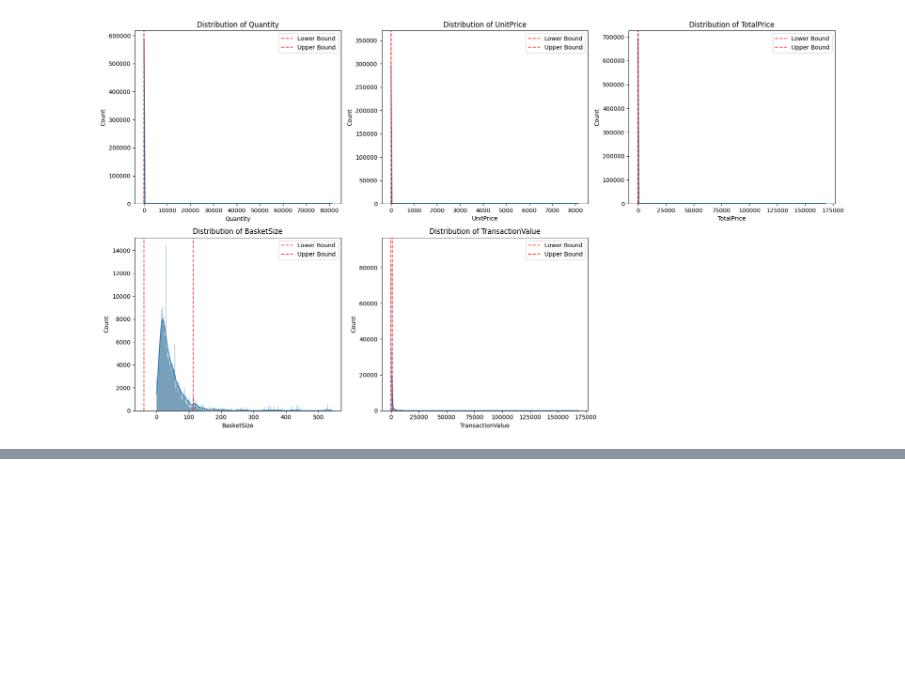
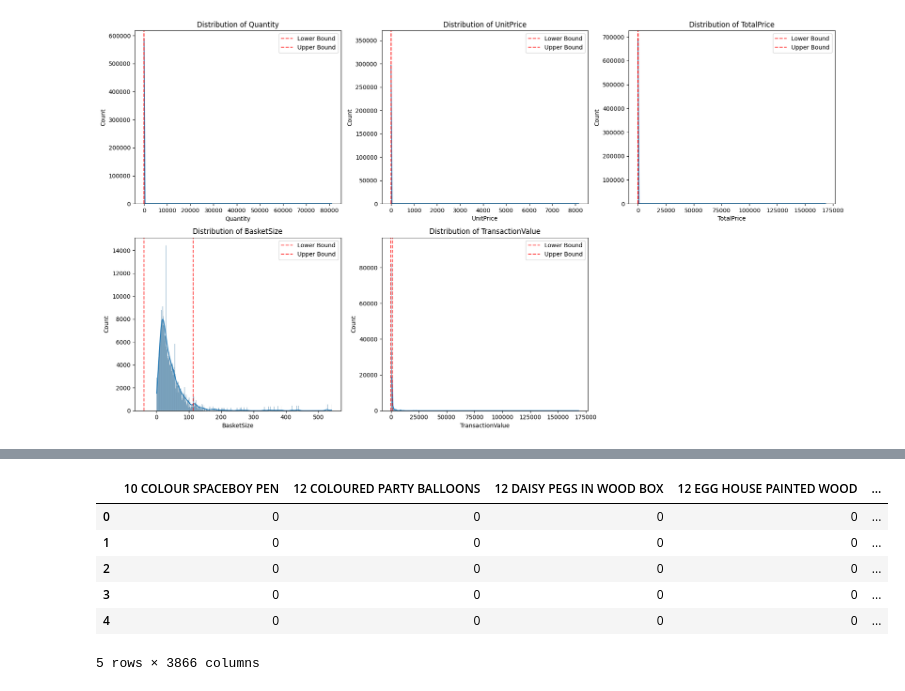
Before and after one commit to monurajj/Retail-Stock-Market-Behavior-Analysis, a Jupyter notebook: notebooks/completed/02_data_preprocessing.ipynb, the cells around one changed output, grey strips where cells are left out. Drawn from its saved outputs; the diff is of its cells as text; code cells hidden in the pictures; blank space fills up the shorter version.

Commit message:
working on association analysis

```diff
--- a/notebooks/completed/02_data_preprocessing.ipynb
+++ b/notebooks/completed/02_data_preprocessing.ipynb
@@ -372,0 +375,19 @@ plt.show()
+# %%
+
+# Perform initial cleaning steps on df (from previous successful cells)
+df.dropna(subset=['CustomerID'], inplace=True)
+df['CustomerID'] = df['CustomerID'].astype(int)
+df = df[df['Quantity'] > 0]
+df = df[df['UnitPrice'] > 0]
+
+# Original code for association data preparation
+df_association = df[['InvoiceNo', 'Description']].copy()
+df_association.dropna(subset=['Description'], inplace=True)
+df_association['Description'] = df_association['Description'].str.strip()
+df_association = df_association[df_association['Description'] != '']
+
+# Group items by invoice
+basket = df_association.groupby('InvoiceNo')['Description'].apply(list).reset_index()
+basket.columns = ['InvoiceNo', 'Items']
+
+display(basket.head())
@@ -372,0 +445,33 @@ plt.show()
+# %%
+from mlxtend.preprocessing import TransactionEncoder
+import pandas as pd
+
+# Extract the list of items from the 'basket' DataFrame
+list_of_transactions = basket['Items'].tolist()
+
+# Initialize the TransactionEncoder
+te = TransactionEncoder()
+
+# Fit and transform the data
+te_ary = te.fit(list_of_transactions).transform(list_of_transactions)
+
+# Convert the one-hot encoded array to a DataFrame
+df_onehot = pd.DataFrame(te_ary, columns=te.columns_)
+
+# Convert boolean values to integers (True to 1, False to 0)
+df_onehot = df_onehot.astype(int)
+
+# Set InvoiceNo as the index (if needed for later analysis, or just keep as is)
+# For association rule mining, typically the DataFrame is just the items matrix.
+# The 'basket' DataFrame has InvoiceNo, but df_onehot doesn't directly carry it unless we merge or set index.
+# We will use the default index for now as mlxtend.frequent_patterns functions don't typically need InvoiceNo as a column.
+
+display(df_onehot.head())
+# %% [output]
+|  | 10 COLOUR SPACEBOY PEN | 12 COLOURED PARTY BALLOONS | 12 DAISY PEGS IN WOOD BOX | 12 EGG HOUSE PAINTED WOOD | ... |
+| 0 | 0 | 0 | 0 | 0 | ... |
+| 1 | 0 | 0 | 0 | 0 | ... |
+| 2 | 0 | 0 | 0 | 0 | ... |
+| 3 | 0 | 0 | 0 | 0 | ... |
+| 4 | 0 | 0 | 0 | 0 | ... |
+5 rows × 3866 columns
```
Also changed, not shown: parts of 5 cells of this notebook, 2 other files.
